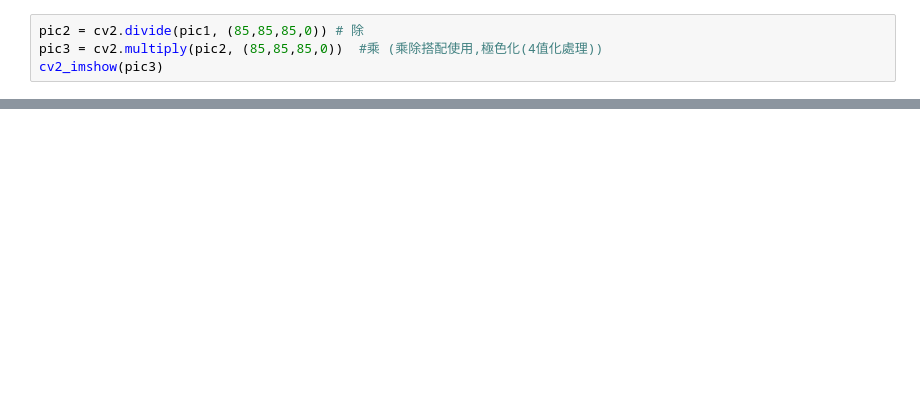
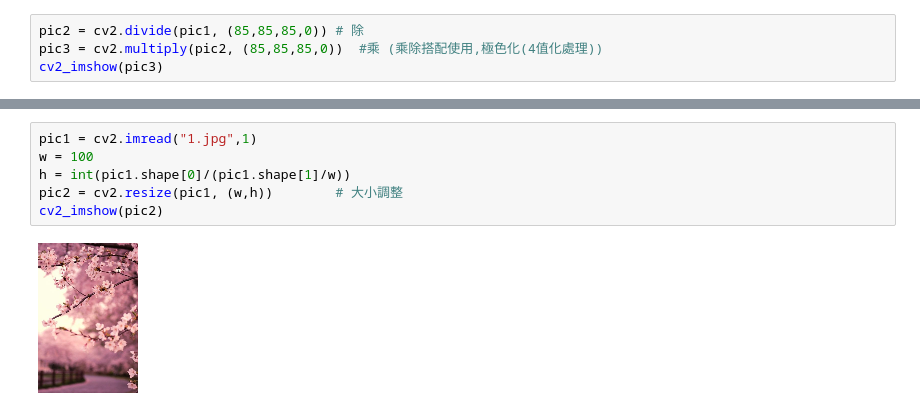
Before and after one commit to syuan0525/image_process, a Jupyter notebook: image_process2.ipynb, the cells around one changed output, grey strips where cells are left out. Saved outputs shown, nothing was run; the diff lists cells and outputs as text; blank space fills up the shorter version.

```diff
--- a/image_process2.ipynb
+++ b/image_process2.ipynb
@@ -30,0 +24,8 @@ cv2_imshow(pic3)
+# %%
+pic1 = cv2.imread("1.jpg",1)
+w = 100
+h = int(pic1.shape[0]/(pic1.shape[1]/w))
+pic2 = cv2.resize(pic1, (w,h))        # 大小調整
+cv2_imshow(pic2)
+# %% [output]
+[figure, added]
```
Also changed, not shown: parts of 4 cells of this notebook.
